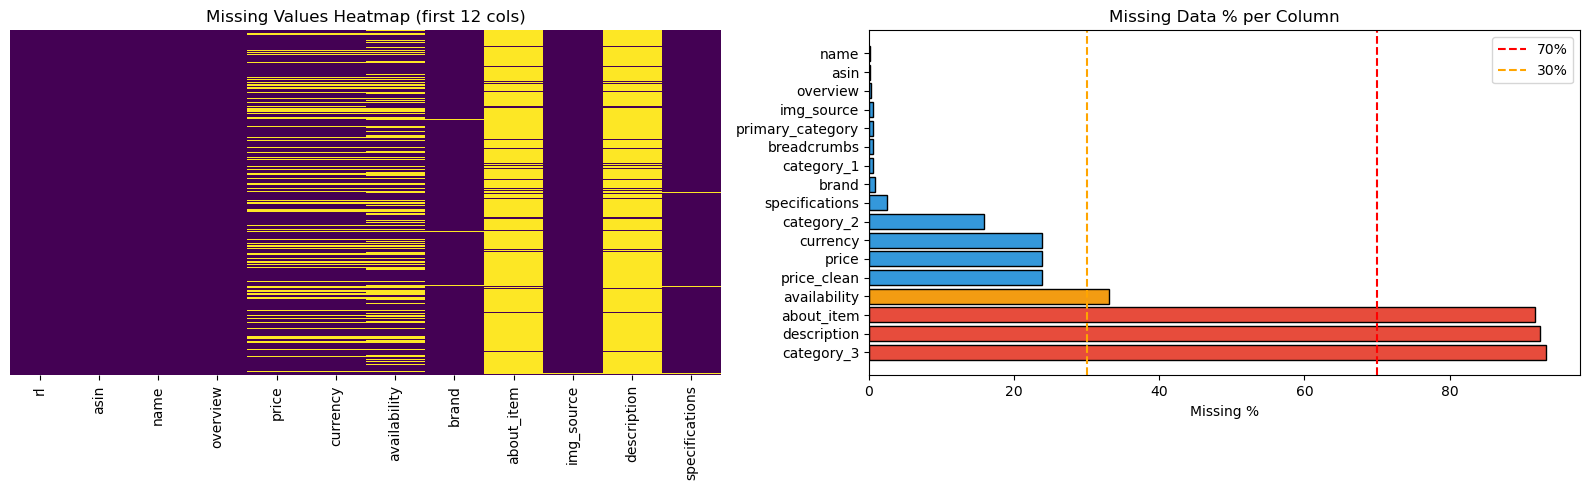
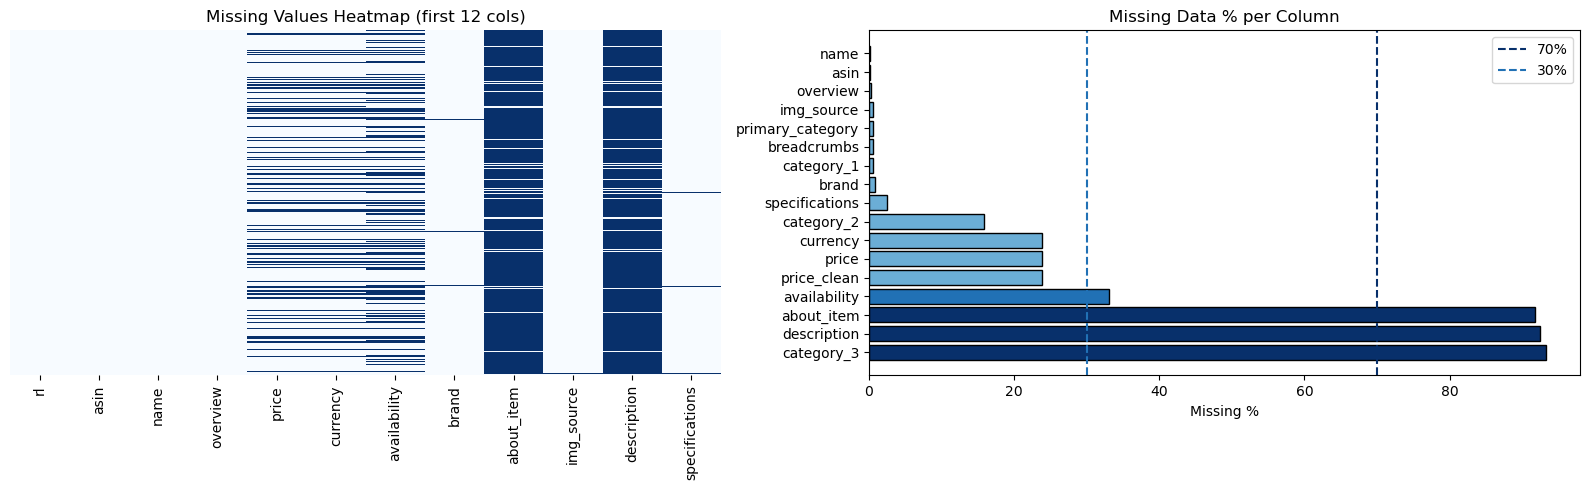
Unified diff of the notebook cell whose output changed from the first chart to the second:
--- before
+++ after
@@ -7,17 +7,40 @@
 fig, axes = plt.subplots(1, 2, figsize=(16, 5))
 
-sns.heatmap(df[df.columns[:12]].isnull(), cbar=False, yticklabels=False,
-            cmap='viridis', ax=axes[0])
+# Heatmap en paleta azul
+sns.heatmap(
+    df[df.columns[:12]].isnull(),
+    cbar=False,
+    yticklabels=False,
+    cmap='Blues',
+    ax=axes[0]
+)
 axes[0].set_title('Missing Values Heatmap (first 12 cols)')
 
 mv = missing[missing['Missing Pct'] > 0]
-colors_mv = ['#e74c3c' if v > 70 else '#f39c12' if v > 30 else '#3498db'
-             for v in mv['Missing Pct']]
-axes[1].barh(mv.index, mv['Missing Pct'], color=colors_mv, edgecolor='black')
-axes[1].axvline(70, color='red', linestyle='--', label='70%')
-axes[1].axvline(30, color='orange', linestyle='--', label='30%')
-axes[1].set_xlabel('Missing %'); axes[1].set_title('Missing Data % per Column')
+
+# Diferentes tonos de azul según porcentaje de missing
+colors_mv = [
+    '#08306b' if v > 70 else    # azul oscuro
+    '#2171b5' if v > 30 else    # azul medio
+    '#6baed6'                   # azul claro
+    for v in mv['Missing Pct']
+]
+
+axes[1].barh(
+    mv.index,
+    mv['Missing Pct'],
+    color=colors_mv,
+    edgecolor='black'
+)
+
+axes[1].axvline(70, color='#08306b', linestyle='--', label='70%')
+axes[1].axvline(30, color='#2171b5', linestyle='--', label='30%')
+
+axes[1].set_xlabel('Missing %')
+axes[1].set_title('Missing Data % per Column')
 axes[1].legend()
 
-plt.tight_layout(); plt.show()
+plt.tight_layout()
+plt.show()
+
 print(missing[missing['Missing Count'] > 0].to_string())

Commit: Practica 04